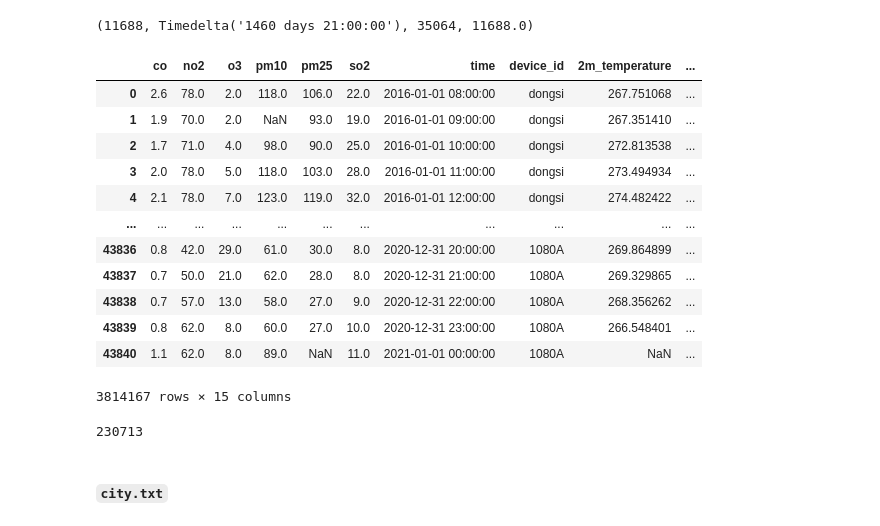
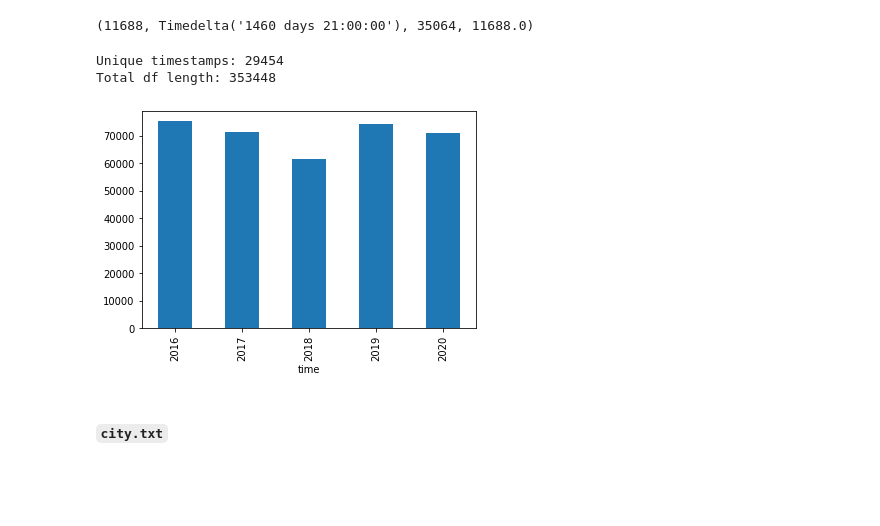
Before and after one commit to deutschmn/split-pollution-sources, a Jupyter notebook: gnn-prep.ipynb, the cells around one changed output. Drawn from its saved outputs; the diff is of its cells as text; code cells hidden in the pictures; blank space fills up the shorter version.

Commit message:
Add new dataset export DS2

```diff
--- a/gnn-prep.ipynb
+++ b/gnn-prep.ipynb
@@ -69,66 +69,59 @@ know_air.shape[0], pd.Timedelta(data_end - data_start), (1460 * 24 + 21 + 3), (1
 (11688, Timedelta('1460 days 21:00:00'), 35064, 11688.0)
 # %%
 # know_air
-# %%
-data.measurements
-# %% [output]
-|  | co | no2 | o3 | pm10 | pm25 | so2 | time | device_id | 2m_temperature | ... |
-| 0 | 2.6 | 78.0 | 2.0 | 118.0 | 106.0 | 22.0 | 2016-01-01 08:00:00 | dongsi | 267.751068 | ... |
-| 1 | 1.9 | 70.0 | 2.0 | NaN | 93.0 | 19.0 | 2016-01-01 09:00:00 | dongsi | 267.351410 | ... |
-| 2 | 1.7 | 71.0 | 4.0 | 98.0 | 90.0 | 25.0 | 2016-01-01 10:00:00 | dongsi | 272.813538 | ... |
-| 3 | 2.0 | 78.0 | 5.0 | 118.0 | 103.0 | 28.0 | 2016-01-01 11:00:00 | dongsi | 273.494934 | ... |
-| 4 | 2.1 | 78.0 | 7.0 | 123.0 | 119.0 | 32.0 | 2016-01-01 12:00:00 | dongsi | 274.482422 | ... |
-| ... | ... | ... | ... | ... | ... | ... | ... | ... | ... | ... |
-| 43836 | 0.8 | 42.0 | 29.0 | 61.0 | 30.0 | 8.0 | 2020-12-31 20:00:00 | 1080A | 269.864899 | ... |
-| 43837 | 0.7 | 50.0 | 21.0 | 62.0 | 28.0 | 8.0 | 2020-12-31 21:00:00 | 1080A | 269.329865 | ... |
-| 43838 | 0.7 | 57.0 | 13.0 | 58.0 | 27.0 | 9.0 | 2020-12-31 22:00:00 | 1080A | 268.356262 | ... |
-| 43839 | 0.8 | 62.0 | 8.0 | 60.0 | 27.0 | 10.0 | 2020-12-31 23:00:00 | 1080A | 266.548401 | ... |
-| 43840 | 1.1 | 62.0 | 8.0 | 89.0 | NaN | 11.0 | 2021-01-01 00:00:00 | 1080A | NaN | ... |
-3814167 rows × 15 columns
 # %%
 rel_devices = [ 'qianmen', 'changping', 'daxing', 'shunyi', # Beijing
                 '1056A', # Baoding
-                # '1069A', # Langfang
+                '1068A', # Langfang
                 '1061A', # Zhangjiakou
                 '1037A', # Tangshan
+                '1072A', # Cangzhou
+                '1029A', # Shijiazhuang
+                '1065A', # Chengde
+                '1046A', # Qinhuangdao
                 ]
 city_level_measurements = True # these have a diffent air quality format
-dataset_name = "DS1"
+dataset_name = "DS2"
 
 relevant = data.measurements
 relevant = relevant[relevant['device_id'].isin(rel_devices)]
 
 export_df = pd.DataFrame()
 export_df['device_id'] = relevant['device_id']
 export_df['time'] = relevant['time']
 
 if city_level_measurements:
     export_df['2m_temperature'] = relevant['2m_temperature']
     export_df['boundary_layer_height'] = relevant['boundary_layer_height']
     export_df['relative_humidity+950'] = relevant['relative_humidity']
     export_df['surface_pressure'] = relevant['surface_pressure']
     export_df['total_precipitation'] = relevant['total_precipitation']
     export_df['u_component_of_wind+950'] = relevant['u_component_of_wind']
     export_df['v_component_of_wind+950'] = relevant['v_component_of_wind']
 else:
     export_df['2m_temperature'] = relevant['temperature']
     export_df['relative_humidity+950'] = relevant['humidity'] * 100
     export_df['total_precipitation'] = relevant['precipIntensity']
     export_df['wind_speed'] = relevant['windSpeed']
     export_df['wind_direction'] = relevant['windBearing']
 
 export_df['pm25'] = relevant['pm25']
 export_df.index = relevant['time']
 
 # drop all times at which at least one sensors has a NaN
 missing_time = export_df[export_df.isnull().any(axis=1)]['time'].unique()
 export_df = export_df[~export_df['time'].isin(missing_time)]
 
 assert len(export_df) > 0, "No entries to export"
 
-len(export_df)
+export_df.groupby(export_df['time'].dt.year).count()['time'].plot(kind='bar')
+
+print(f"Unique timestamps: {len(export_df['time'].unique())}")
+print(f"Total df length: {len(export_df)}")
 # %% [output]
-230713
+Unique timestamps: 29454
+Total df length: 353448
+[figure, added]
 # %%
 # transform from data frame to shape of KnowAir.npy
 export_grouped = export_df.groupby('device_id').apply(pd.DataFrame.to_numpy)
```
